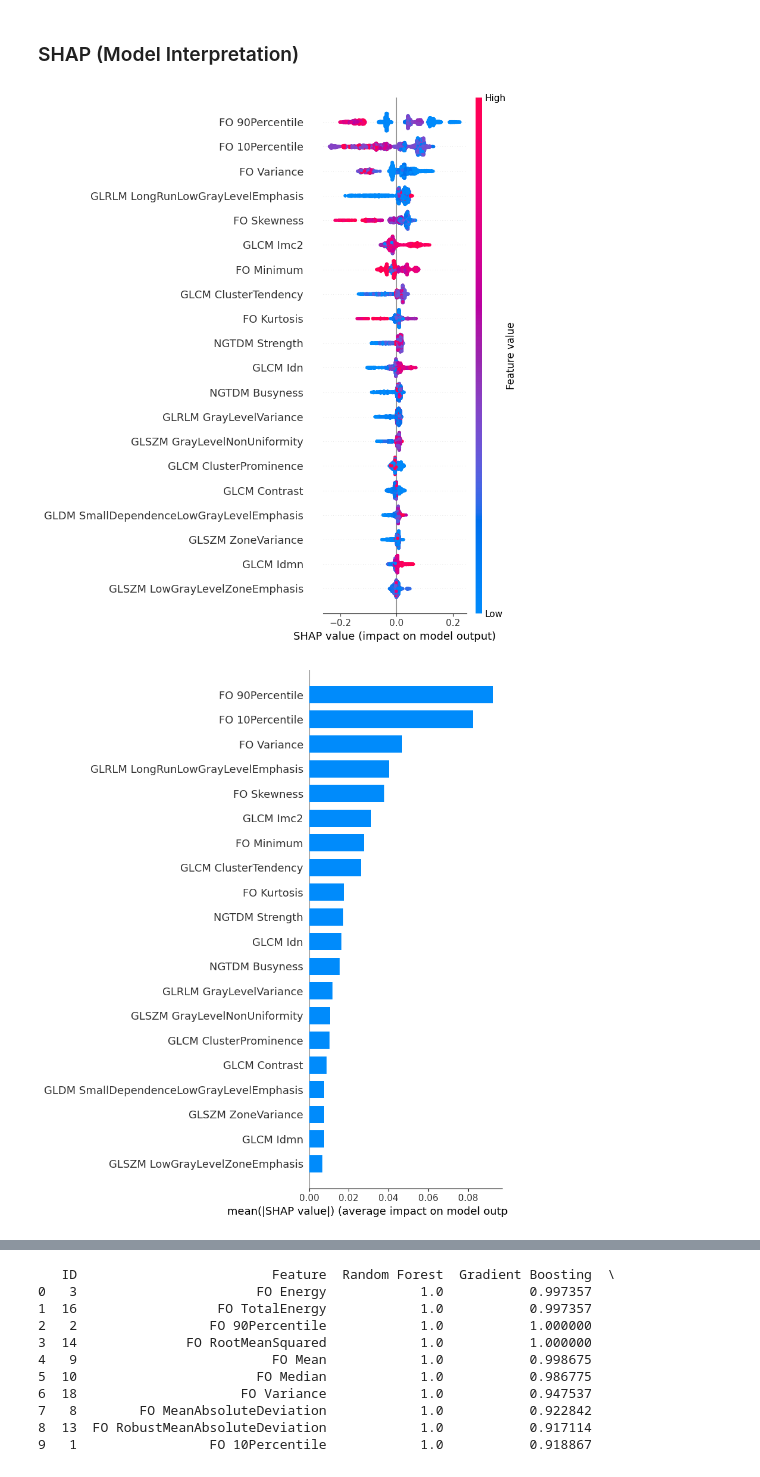
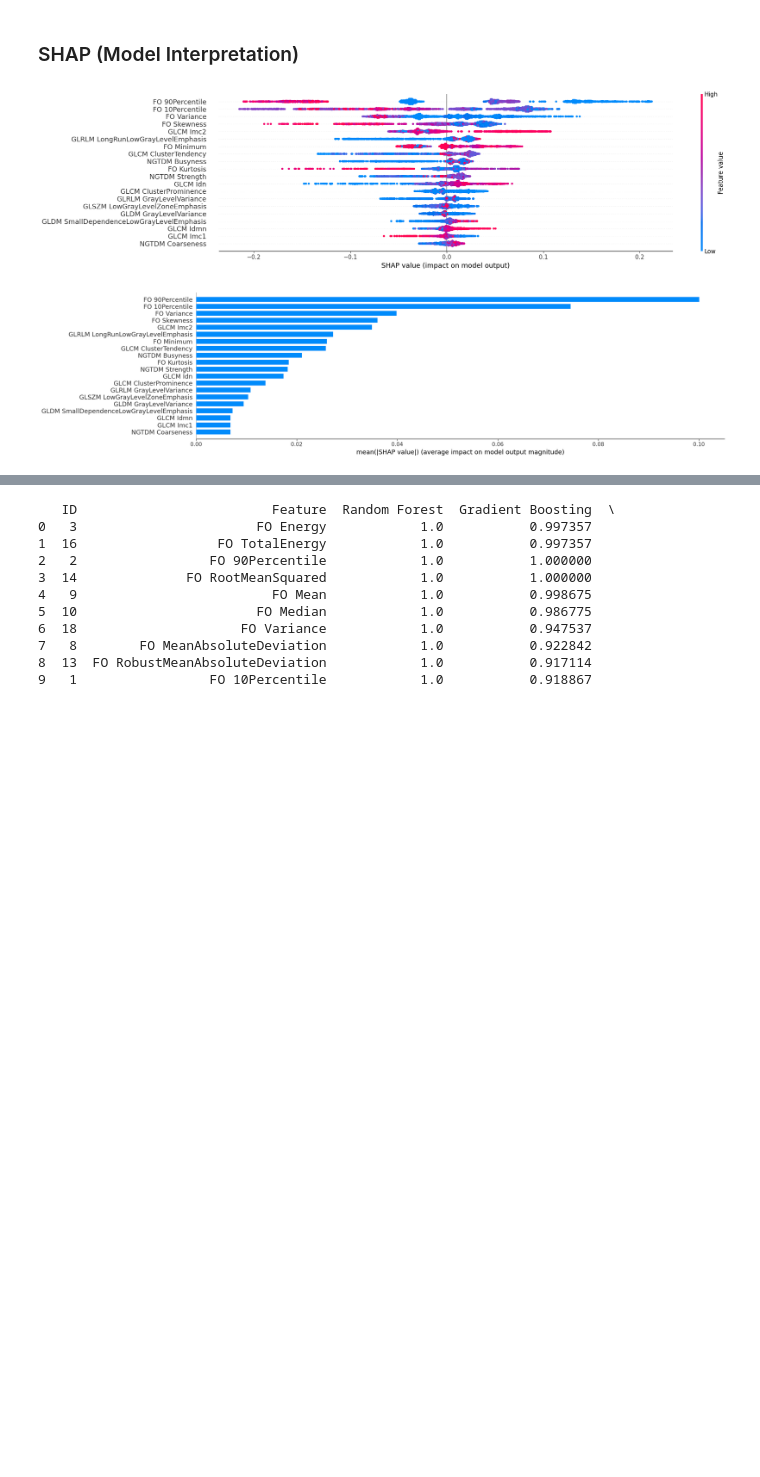
Before and after one commit to S-Nazem/radiomics-anova-shap-explainability, a Jupyter notebook: Dev_notebook_3.ipynb, the cells around one changed output, grey strips where cells are left out. Cells and saved outputs as stored; diff of their text form; code cells hidden in the pictures; blank space fills up the shorter version.

```diff
--- a/Dev_notebook_3.ipynb
+++ b/Dev_notebook_3.ipynb
@@ -144,23 +142,37 @@ for name, model in models.items():
 # %%
 le = LabelEncoder()
 y_encoded = le.fit_transform(y)  # e.g. basal=0, luminal=1
 
 # Fit a model (e.g. Random Forest)
 rf = RandomForestClassifier(random_state=42)
 rf.fit(X, y_encoded)
 
 # Compute SHAP values
 explainer = shap.TreeExplainer(rf)
 shap_values = explainer.shap_values(X)
 
 # Plot summary for class 1 (e.g. luminal)
 shap_values_class1 = shap_values[:, :, 1]
 
-shap.summary_plot(shap_values_class1, X, feature_names=X.columns)
-shap.summary_plot(shap_values_class1, X, feature_names=X.columns, plot_type="bar")
+
+
+shap.summary_plot(
+    shap_values_class1,
+    X,          # ✅ must match what SHAP saw
+    feature_names=X.columns,   # optionally: X_train_resampled.columns
+    plot_size=(20, 5)
+)
+
+shap.summary_plot(
+    shap_values_class1,
+    X,         # ✅ again here
+    feature_names=X.columns,
+    plot_size=(20, 5),
+    plot_type="bar"
+)
 # %% [output]
-[figure, old version]
+[figure, new version]
-[figure, old version]
+[figure, new version]
 # %%
 import numpy as np
 import pandas as pd
```
Also changed, not shown: parts of 7 cells of this notebook, 3 other files.
